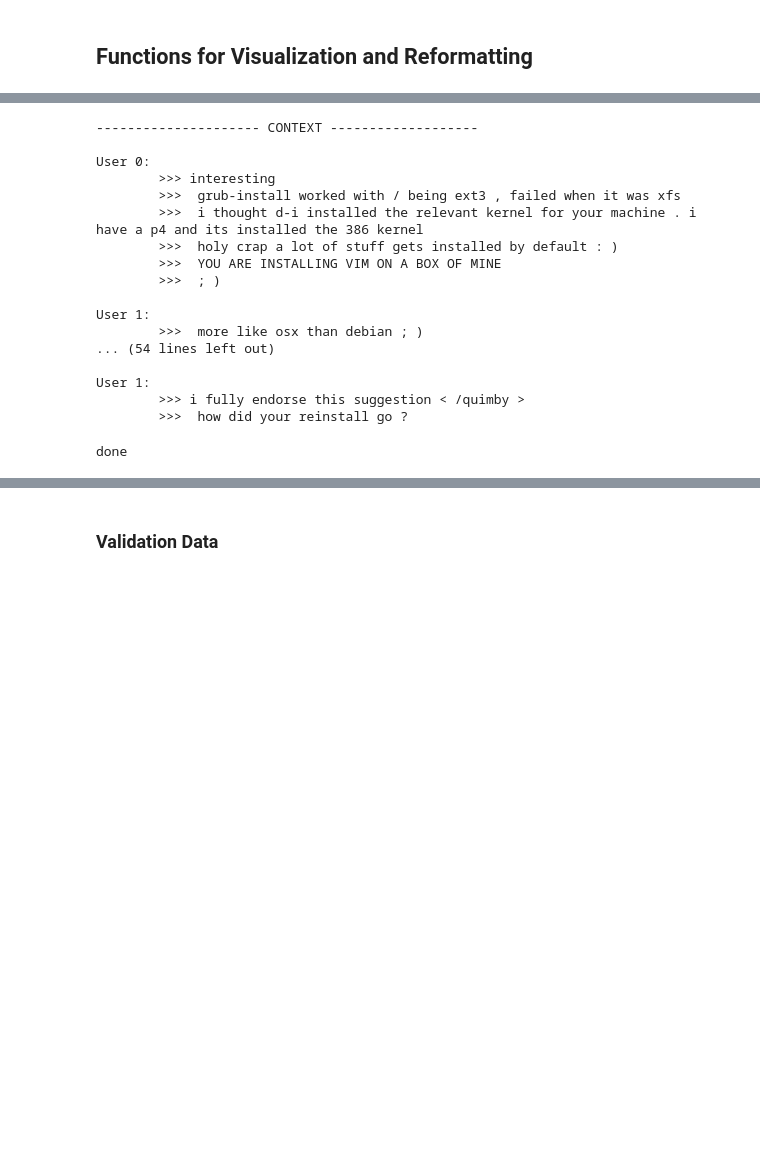
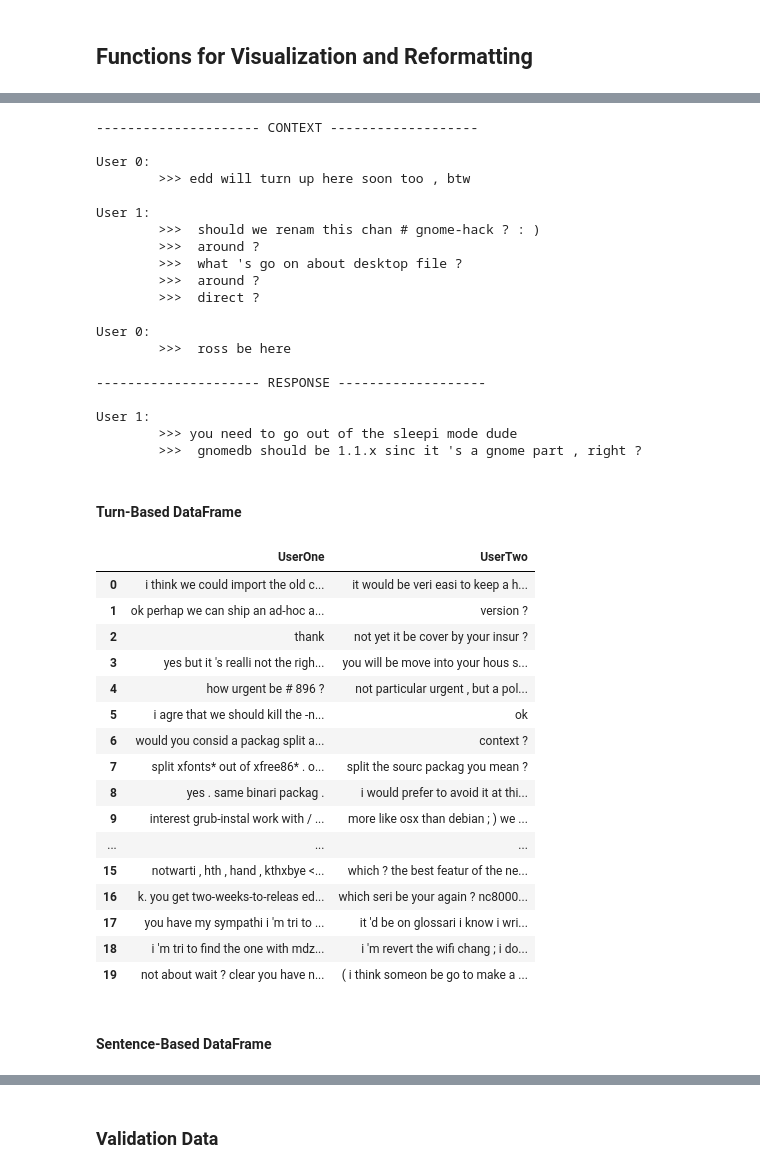
Before and after one commit to mckinziebrandon/DeepChatModels, a Jupyter notebook: notebooks/ubuntu_reformat.ipynb, the cells around one changed output, grey strips where cells are left out. Drawn from its saved outputs; the diff is of its cells as text; code cells hidden in the pictures; blank space fills up the shorter version.

Commit message:
Added cornell dataset; minor bug fixes.

```diff
--- a/notebooks/ubuntu_reformat.ipynb
+++ b/notebooks/ubuntu_reformat.ipynb
@@ -14,10 +21,11 @@ import pdb
 import pandas as pd
 from pprint import pprint
 
-DATA_DIR = '/home/brandon/terabyte/Datasets/ubuntu_dialogue_corpus/'
-TRAIN_PATH = DATA_DIR + 'src/train.csv'
-VALID_PATH = DATA_DIR + 'src/valid.csv'
-TEST_PATH = DATA_DIR + 'src/test.csv'
+#DATA_DIR = '/home/brandon/terabyte/Datasets/ubuntu_dialogue_corpus/'
+DATA_DIR = '/home/brandon/ubuntu_dialogue_corpus/sample/'
+TRAIN_PATH = DATA_DIR + 'train.csv'
+VALID_PATH = DATA_DIR + 'valid.csv'
+TEST_PATH = DATA_DIR + 'test.csv'
 
 def get_training():
     """Returns dataframe data from train.csv """
@@ -85,29 +93,23 @@ def get_user_arrays(df):
     assert(len(contexts) == len(targets))
 
     for i in range(len(contexts)):
-
         # combined SINGLE CONVERSATION ENTRY of multiple turns each with multiple utterances.
         list_of_turns = contexts[i].split('__eot__')[:-1] + [targets[i]]
-
         # make sure even number of entries
         if len(list_of_turns) % 2 != 0:
             list_of_turns = list_of_turns[:-1]
-
         # strip out the __eou__ occurences (leading space bc otherwise would result in two spaces)
         new_list_of_turns = []
         for turn in list_of_turns:
             utter_list = turn.split(" __eou__")
-            if len(utter_list) > 3:
-                utter_list = utter_list[:3]
+            #if len(utter_list) > 3:
+            #   utter_list = utter_list[:3]
             new_list_of_turns.append("".join(utter_list))
-
         #list_of_turns = [re.sub(' __eou__', '', t) for t in list_of_turns]
         userOneThisConvo = new_list_of_turns[0::2]
         userTwoThisConvo = new_list_of_turns[1::2]
-
         userOne += userOneThisConvo
         userTwo += userTwoThisConvo
-
     assert(len(userOne) == len(userTwo))
     return userOne, userTwo
 
@@ -156,0 +132,3 @@ Two: we 'll have a BOF about this so you 're coming tomorrow ?
+# %%
+pd.options.display.max_colwidth = 500
+df_train.head(2)
@@ -160,22 +143,47 @@ print_conversation(df_train, 3)
 --------------------- CONTEXT -------------------
 
 User 0:
-        >>> interesting
-        >>>  grub-install worked with / being ext3 , failed when it was xfs
-        >>>  i thought d-i installed the relevant kernel for your machine . i have a p4 and its installed the 386 kernel
-        >>>  holy crap a lot of stuff gets installed by default : )
-        >>>  YOU ARE INSTALLING VIM ON A BOX OF MINE
-        >>>  ; )
+        >>> edd will turn up here soon too , btw
 
 User 1:
-        >>>  more like osx than debian ; )
-... (54 lines left out)
+        >>>  should we renam this chan # gnome-hack ? : )
+        >>>  around ?
+        >>>  what 's go on about desktop file ?
+        >>>  around ?
+        >>>  direct ?
+
+User 0:
+        >>>  ross be here
+
+--------------------- RESPONSE -------------------
 
 User 1:
-        >>> i fully endorse this suggestion < /quimby >
-        >>>  how did your reinstall go ?
+        >>> you need to go out of the sleepi mode dude
+        >>>  gnomedb should be 1.1.x sinc it 's a gnome part , right ?
-# %%
-userOne, userTwo = get_user_arrays(df_train)
-print('done')
-# %% [output]
-done
+# %% [markdown]
+#### Turn-Based DataFrame
+# %%
+#df_merged = pd.DataFrame(df_train['Context'].map(str) + df_train['Utterance'])
+userOne, userTwo = get_user_arrays(df_train)
+df_turns = pd.DataFrame({'UserOne': userOne, 'UserTwo': userTwo})
+df_turns.head(20)
+# %% [output]
+|  | UserOne | UserTwo |
+| 0 | i think we could import the old c... | it would be veri easi to keep a h... |
+| 1 | ok perhap we can ship an ad-hoc a... | version ? |
+| 2 | thank | not yet it be cover by your insur ? |
+| 3 | yes but it 's realli not the righ... | you will be move into your hous s... |
+| 4 | how urgent be # 896 ? | not particular urgent , but a pol... |
+| 5 | i agre that we should kill the -n... | ok |
+| 6 | would you consid a packag split a... | context ? |
+| 7 | split xfonts* out of xfree86* . o... | split the sourc packag you mean ? |
+| 8 | yes . same binari packag . | i would prefer to avoid it at thi... |
+| 9 | interest grub-instal work with / ... | more like osx than debian ; ) we ... |
+| ... | ... | ... |
+| 15 | notwarti , hth , hand , kthxbye <... | which ? the best featur of the ne... |
+| 16 | k. you get two-weeks-to-releas ed... | which seri be your again ? nc8000... |
+| 17 | you have my sympathi i 'm tri to ... | it 'd be on glossari i know i wri... |
+| 18 | i 'm tri to find the one with mdz... | i 'm revert the wifi chang ; i do... |
+| 19 | not about wait ? clear you have n... | ( i think someon be go to make a ... |
+# %% [markdown]
+#### Sentence-Based DataFrame
```
Also changed, not shown: parts of 15 cells of this notebook, 7 other files.
